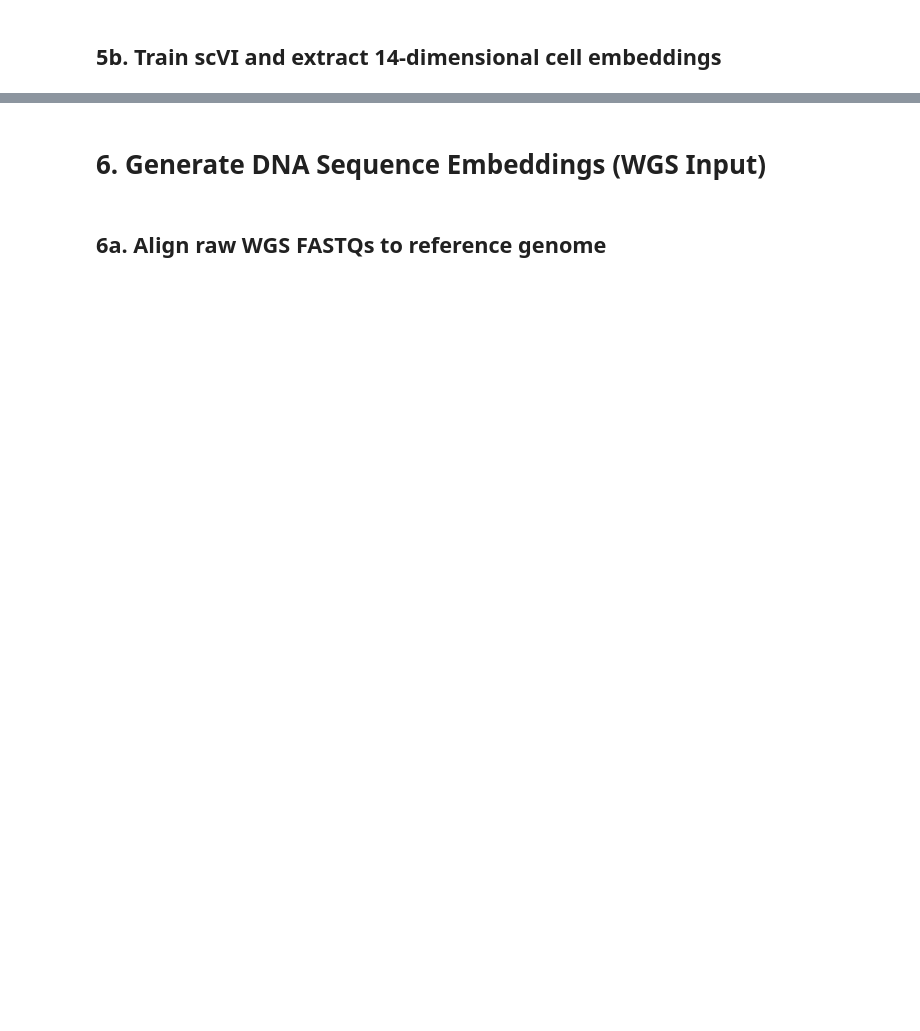
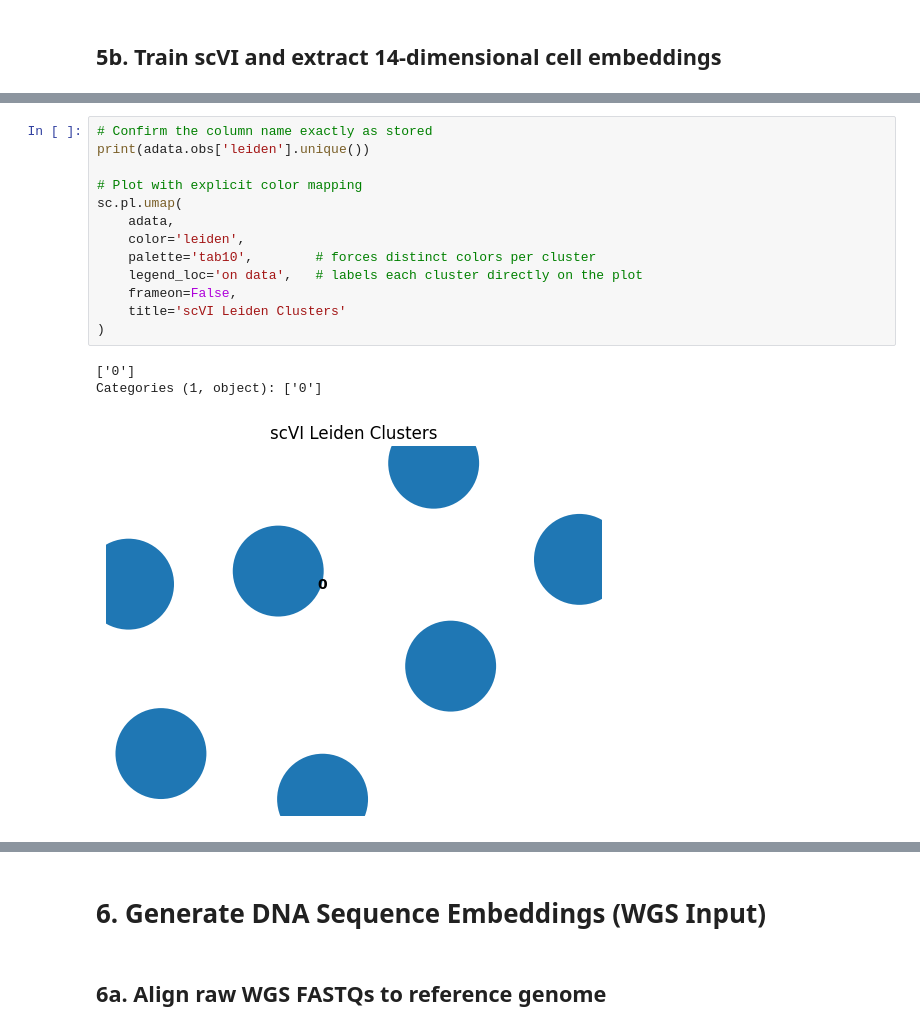
Before and after one commit to irith-kat/genai4bio-project, a Jupyter notebook: notebook_tests/joint_DNA_RNA_processing.ipynb, the cells around one changed output, grey strips where cells are left out. Saved outputs shown, nothing was run; the diff lists cells and outputs as text; blank space fills up the shorter version.

```diff
--- a/notebook_tests/joint_DNA_RNA_processing.ipynb
+++ b/notebook_tests/joint_DNA_RNA_processing.ipynb
@@ -925,0 +1066,17 @@ INFO:lightning.pytorch.utilities.rank_zero:💡 Tip: For seamless cloud logging
+# %%
+# Confirm the column name exactly as stored
+print(adata.obs['leiden'].unique())
+
+# Plot with explicit color mapping
+sc.pl.umap(
+    adata,
+    color='leiden',
+    palette='tab10',        # forces distinct colors per cluster
+    legend_loc='on data',   # labels each cluster directly on the plot
+    frameon=False,
+    title='scVI Leiden Clusters'
+)
+# %% [output]
+['0']
+Categories (1, object): ['0']
+[figure, added]
```
Also changed, not shown: parts of 23 cells of this notebook, 3 other files.
